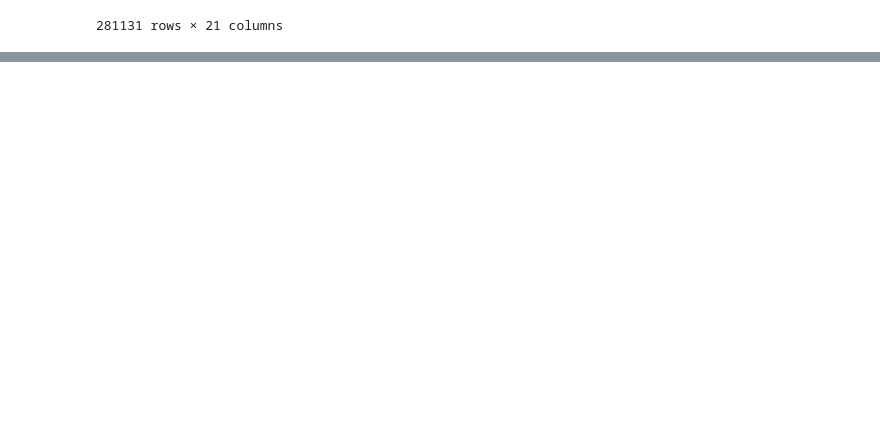
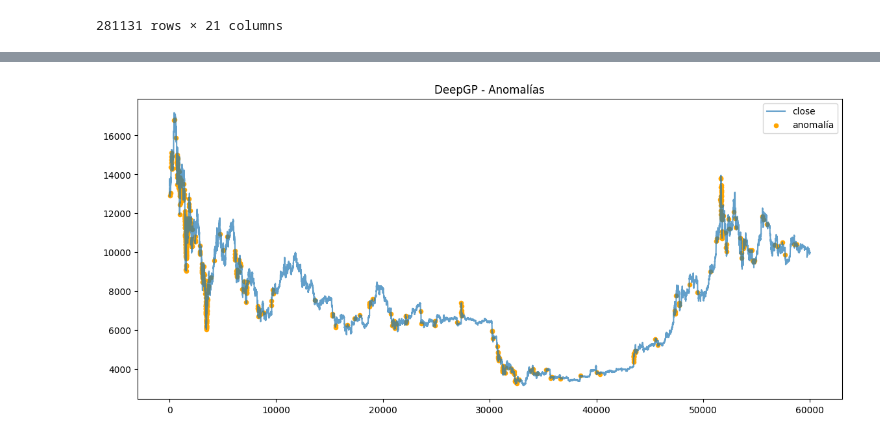
Before and after one commit to treviom90/Anomaly-Detection-in-Crypto, a Jupyter notebook: 6Deep Gaussian Process.ipynb, the cells around one changed output, grey strips where cells are left out. Cells and saved outputs as stored; diff of their text form; code cells hidden in the pictures; blank space fills up the shorter version.

Commit message:
New Models

```diff
--- a/6Deep Gaussian Process.ipynb
+++ b/6Deep Gaussian Process.ipynb
@@ -265,3 +232,24 @@ def compute_anomaly_metrics(
+# %%
+
+def plot_close_anomalies(df, close_col="close", anomaly_col="anomaly_dgp", title="DeepGP - Anomalías"):
+    d = df.copy()
+
+    plt.figure(figsize=(14,6))
+    plt.plot(d[close_col].values, alpha=0.7, label=close_col)
+
+    an = d[d[anomaly_col] == 1]
+
+    plt.scatter(
+        an.index,
+        an[close_col],
+        s=20,
+        color="orange",
+        label="anomalía"
+    )
+
+    plt.title(title)
+    plt.legend()
+    plt.show()
 # %%
 features = [
     "log_return",
@@ -279,13 +267,16 @@ df_clean[features] = df_clean[features].replace([np.inf, -np.inf], np.nan)
 # 2) eliminar filas con NA en features
 df_clean = df_clean.dropna(subset=features).reset_index(drop=True)
 # %%
-df_dgp, dgp_model, scalers, thr = fit_deep_gp_anomaly(
-    df=df_clean,             # si ya limpiaste NaN
+df_dgp, dgp_model, sx_dgp, sy_dgp, thr_dgp = fit_deep_gp_anomaly(
+    df=df_clean,
     x_cols=features,
     y_col="log_return",
     contamination=0.01,
     train_n=60000,
-    epochs=8,
-    batch_size=2048
+    epochs=6,
+    batch_size=512,
+    lr=0.01,
+    hidden_dim=2,
+    num_inducing=64
 )
 # %% [output]
@@ -293,7 +289,4 @@ UnboundLocalError: cannot access local variable 'train_loader' where it is not a
 # %%
-metrics_dgp = compute_anomaly_metrics(
-    df_dgp,
-    anomaly_col="anomaly_dgp",
-    score_col="dgp_nlpd"
-)
-metrics_dgp
+plot_close_anomalies(df_dgp, close_col="close", anomaly_col="anomaly_dgp", title="DeepGP - Anomalías")
+# %% [output]
+[figure, added]
```
Also changed, not shown: parts of 12 cells of this notebook, 6 other files.
